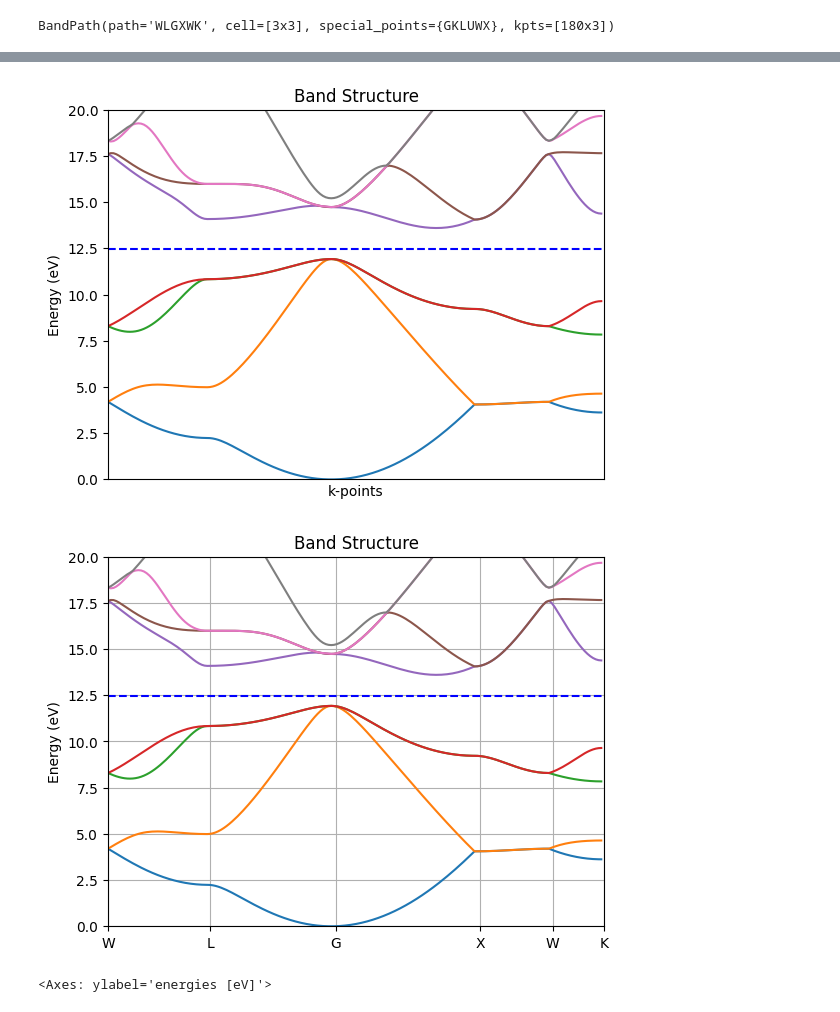
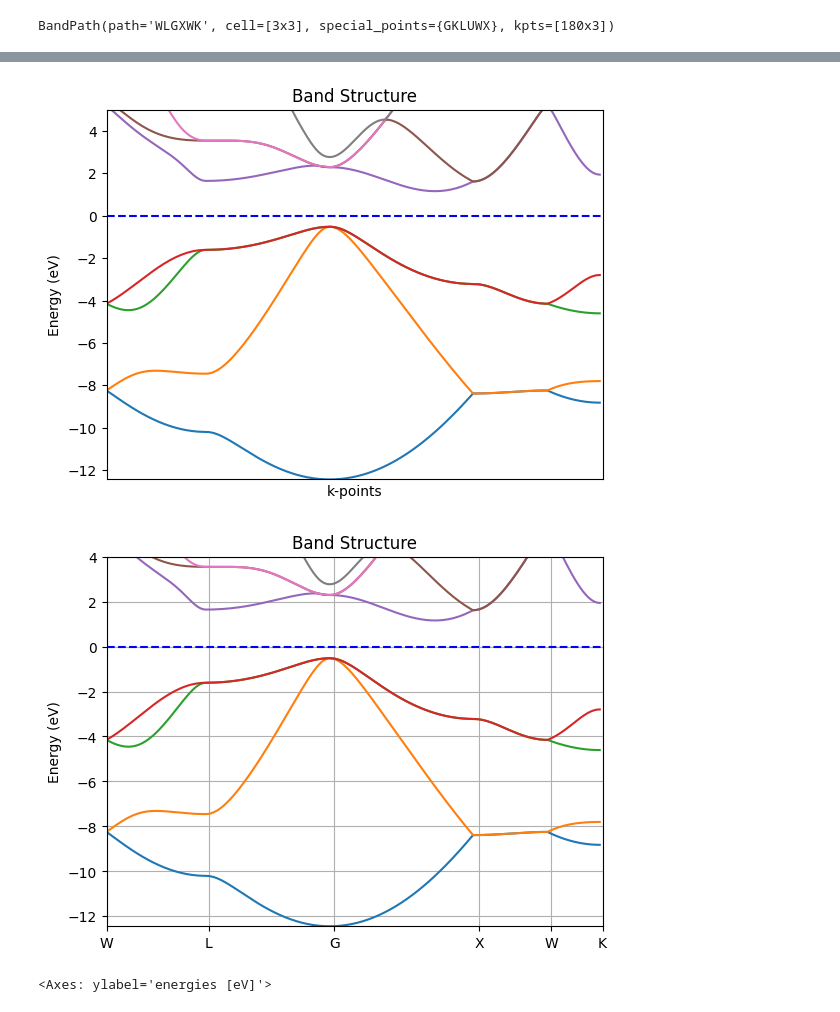
Before and after one commit to fireball-QMD/fireballpy, a Jupyter notebook: examples/bands.ipynb, the cells around one changed output, grey strips where cells are left out. Cells and saved outputs as stored; diff of their text form; code cells hidden in the pictures.

```diff
--- a/examples/bands.ipynb
+++ b/examples/bands.ipynb
@@ -36,11 +36,11 @@ atoms.calc.plot()
 # %%
-atoms.calc.plot(emin=0,emax=20)
+atoms.calc.plot(emax=5)
 # %% [output]
-[figure, old version]
+[figure, new version]
 # %%
-atoms.calc.plot(bandpath=B, emin=0,emax=20)
+atoms.calc.plot(bandpath=B,emax=4)
 # %% [output]
-[figure, old version]
+[figure, new version]
 # %%
 # creates: cu.png
 from ase.build import bulk
```
Also changed, not shown: parts of 2 cells of this notebook, 9 other files.
